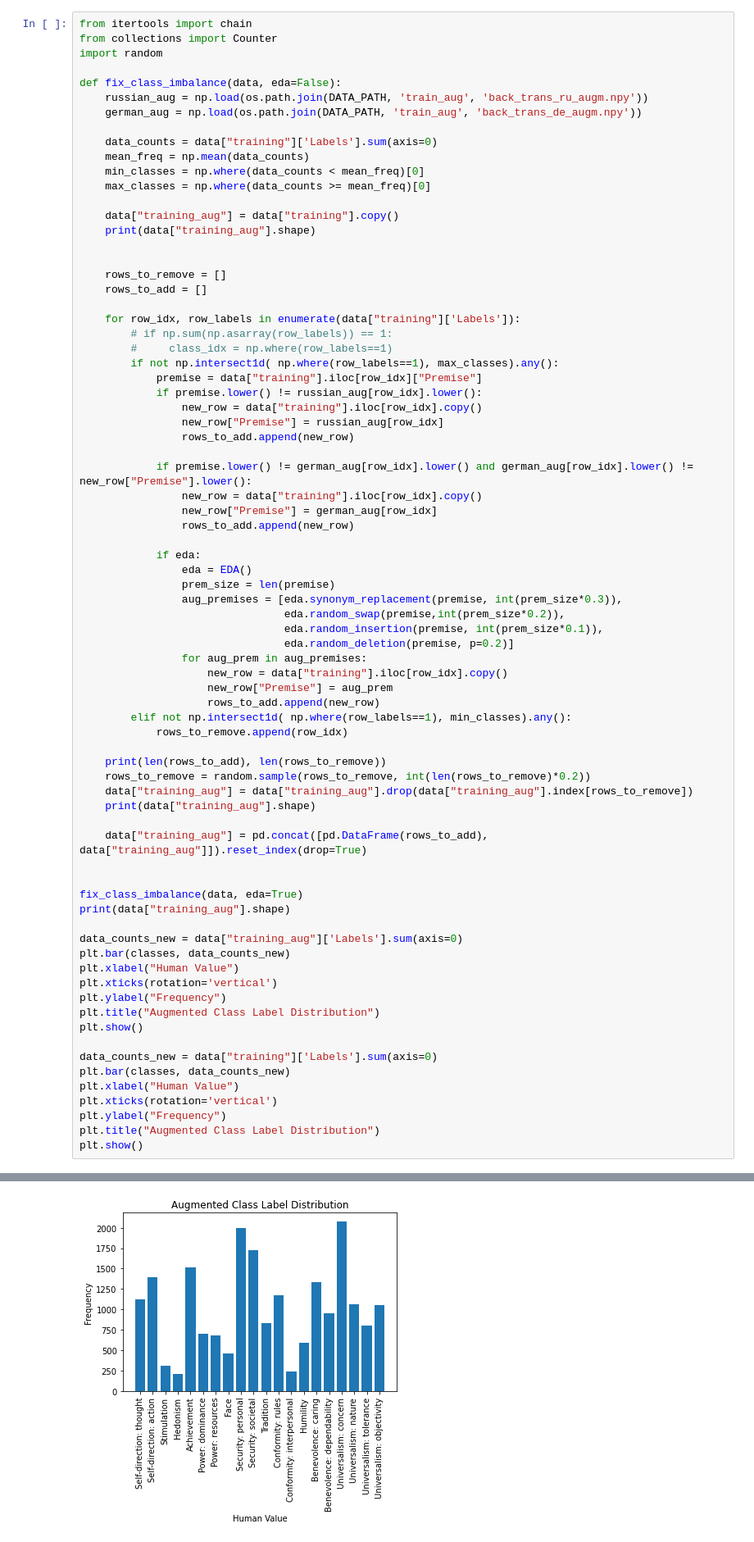
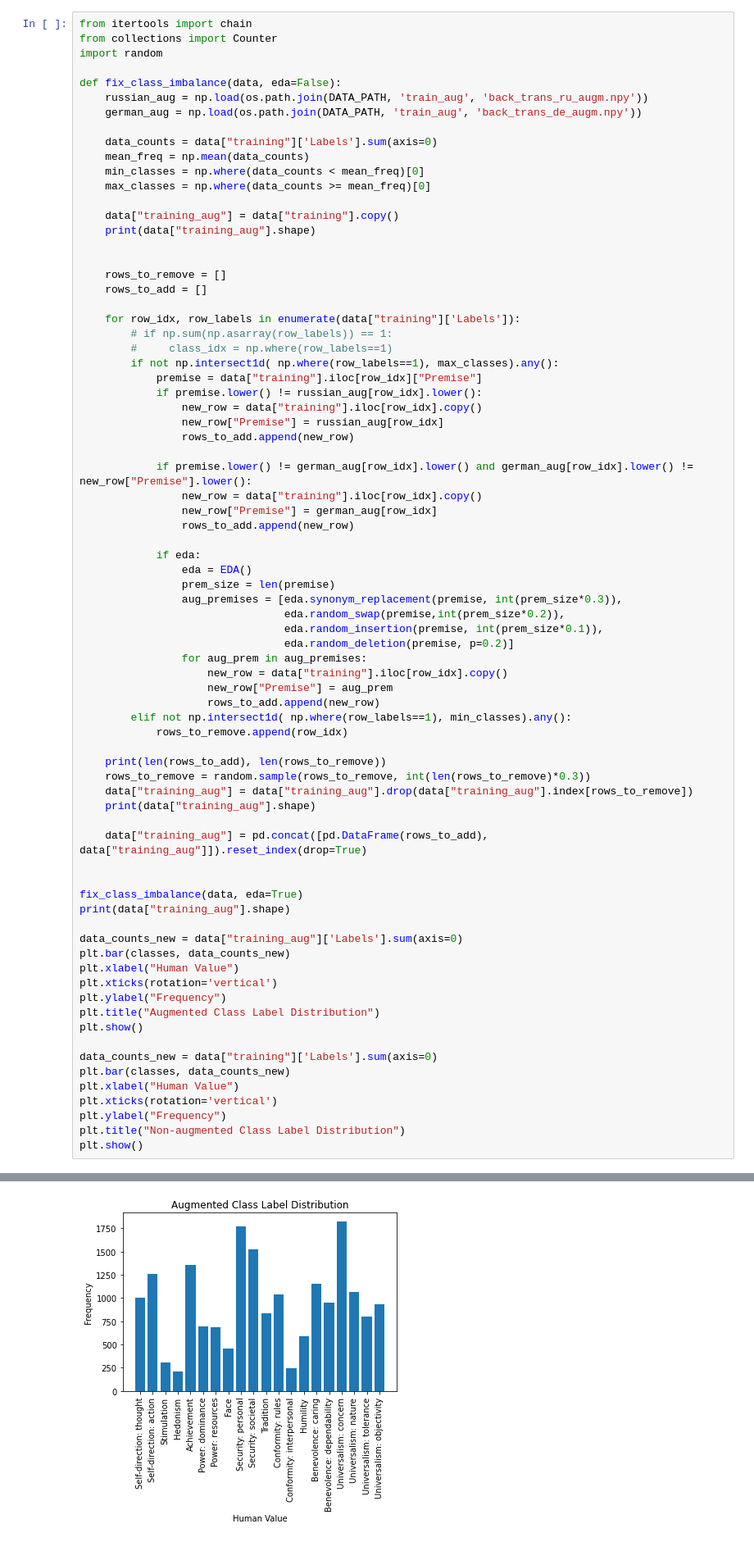
Before and after one commit to Lisa-dk/LTP, a Jupyter notebook: notebook.ipynb, the cells around one changed output, grey strips where cells are left out. Shown at 82% size. Cells and saved outputs as stored; diff of their text form.

```diff
--- a/notebook.ipynb
+++ b/notebook.ipynb
@@ -95,7 +95,7 @@ def fix_class_imbalance(data, eda=False):
             rows_to_remove.append(row_idx)
 
     print(len(rows_to_add), len(rows_to_remove))
-    rows_to_remove = random.sample(rows_to_remove, int(len(rows_to_remove)*0.2))
+    rows_to_remove = random.sample(rows_to_remove, int(len(rows_to_remove)*0.3))
     data["training_aug"] = data["training_aug"].drop(data["training_aug"].index[rows_to_remove])
     print(data["training_aug"].shape)
 
@@ -118,7 +118,7 @@ plt.bar(classes, data_counts_new)
 plt.xlabel("Human Value")
 plt.xticks(rotation='vertical')
 plt.ylabel("Frequency")
-plt.title("Augmented Class Label Distribution")
+plt.title("Non-augmented Class Label Distribution")
 plt.show()
 # %% [output]
 (5393, 5)
@@ -127 +128 @@ plt.show()
-[figure, old version]
+[figure, new version]
```
Also changed, not shown: parts of 1 cell of this notebook.
